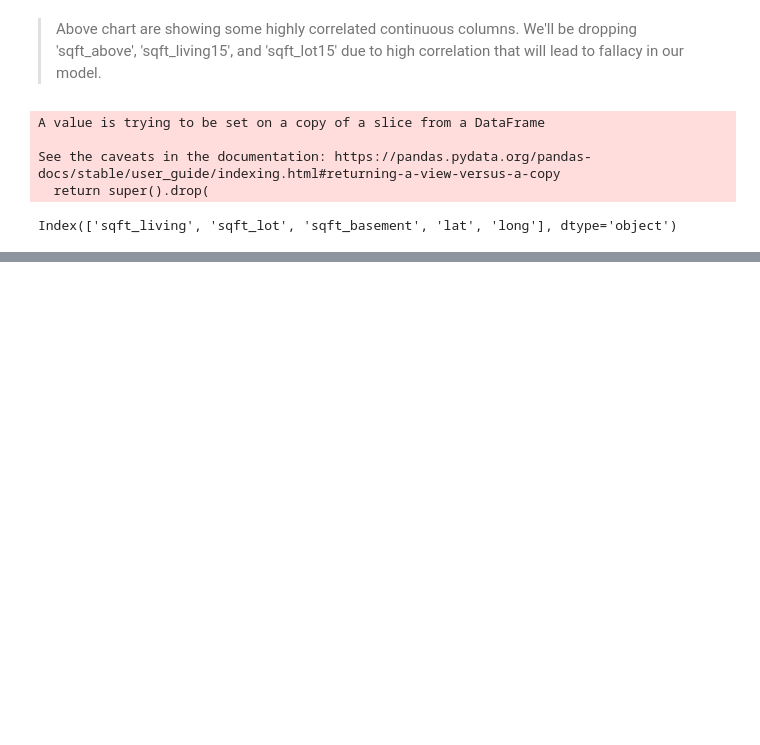
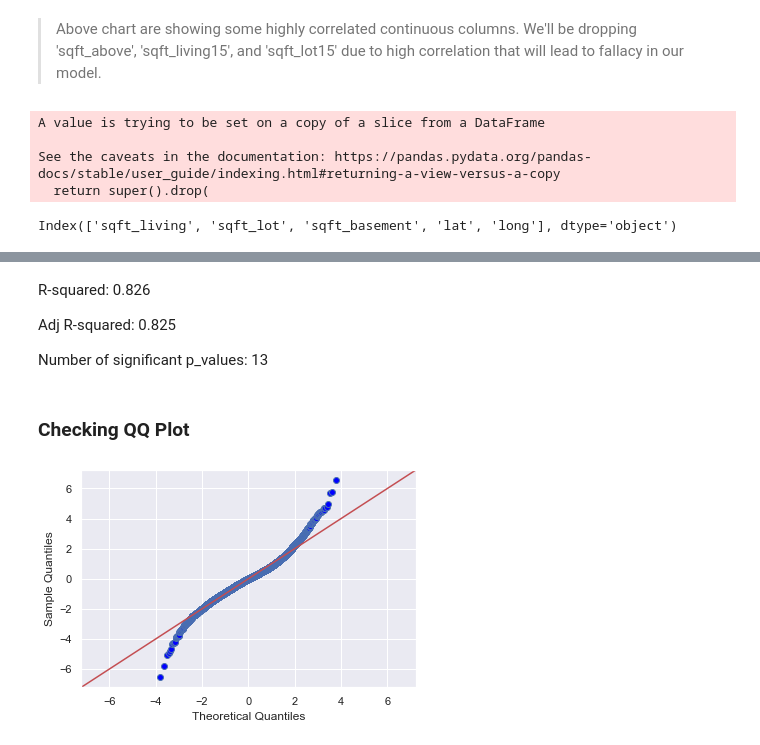
Before and after one commit to Deric-Williamson/house-sales-regression-model, a Jupyter notebook: Data_Cleaning.ipynb, the cells around one changed output, grey strips where cells are left out. Cells and saved outputs as stored; diff of their text form; code cells hidden in the pictures; blank space fills up the shorter version.

Commit message:
Modeling_WIP

```diff
--- a/Data_Cleaning.ipynb
+++ b/Data_Cleaning.ipynb
@@ -468,0 +550,3 @@ sns.scatterplot(data=df, x="sqft_living", y="price")
+# %%
+X_train, X_test, y_train, y_test = train_test_split(X, y, test_size = 0.2,
+                                                    random_state = (123))
@@ -468,0 +557,6 @@ sns.scatterplot(data=df, x="sqft_living", y="price")
+# %%
+linreg = LinearRegression()
+linreg.fit(X_train, y_train)
+
+y_hat_train = linreg.predict(X_train)
+y_hat_test = linreg.predict(X_test)
@@ -468,0 +590,9 @@ sns.scatterplot(data=df, x="sqft_living", y="price")
+# %%
+outcome = 'price'
+dftrain = pd.concat([X_train, y_train], axis = 1)
+# %%
+# Fitting the actual model
+predictors = '+'.join(X.columns)
+formula = outcome + '~' + predictors
+model = ols(formula=formula, data = dftrain).fit()
+model.summary()
@@ -468,0 +634,8 @@ sns.scatterplot(data=df, x="sqft_living", y="price")
+# %% [markdown]
+R-squared: 0.826
+
+Adj R-squared: 0.825
+
+Number of significant p_values: 13
+# %% [markdown]
+### Checking QQ Plot
@@ -468,0 +644,4 @@ sns.scatterplot(data=df, x="sqft_living", y="price")
+# %%
+fig = sm.graphics.qqplot(model.resid, dist=stats.norm, line='45', fit=True)
+# %% [output]
+[figure, added]
```
Also changed, not shown: parts of 55 cells of this notebook.
